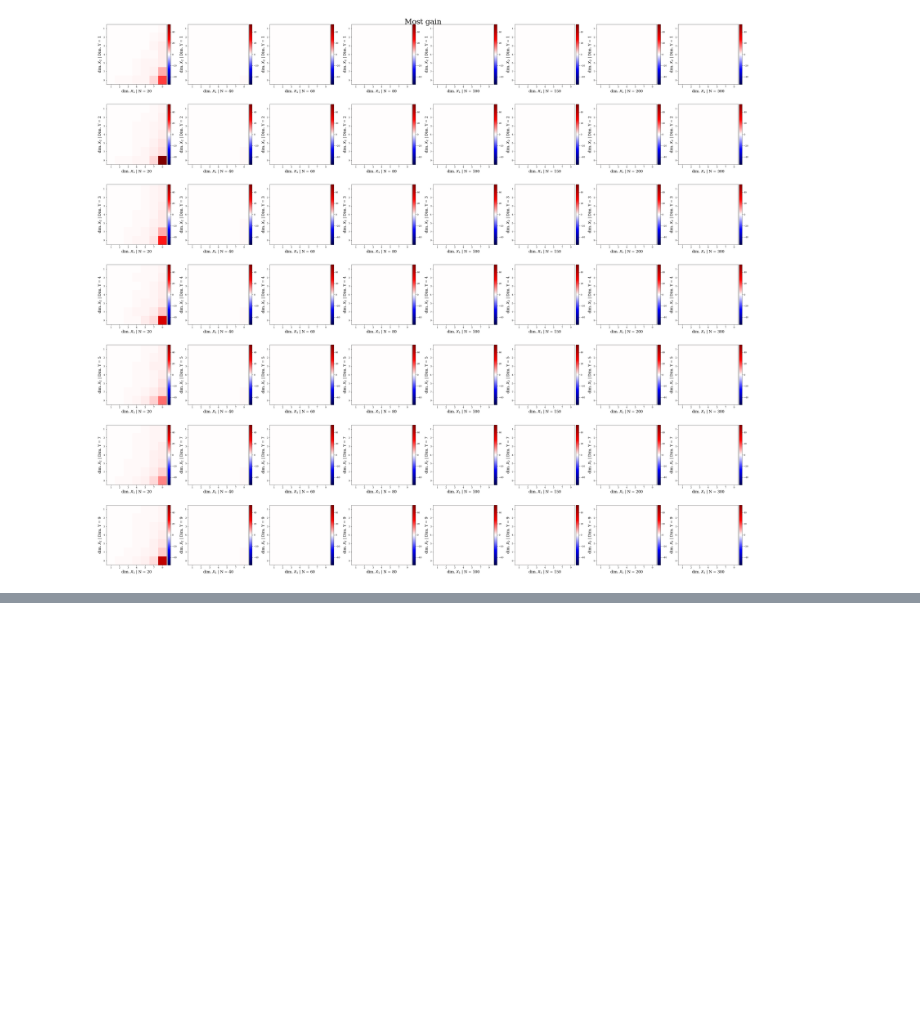
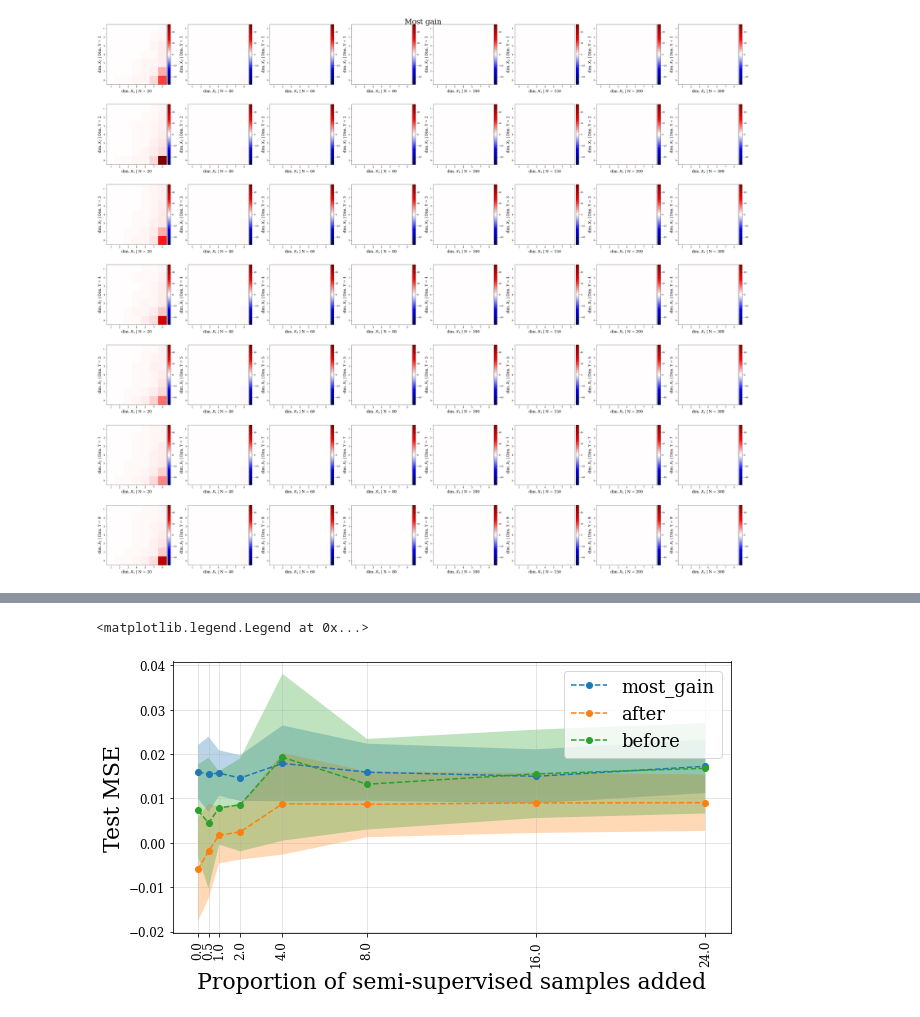
Before and after one commit to shahineb/collider-regression, a Jupyter notebook: notebooks/scores-analysis.ipynb, the cells around one changed output, grey strips where cells are left out. Saved outputs shown, nothing was run; the diff lists cells and outputs as text; code cells hidden in the pictures; blank space fills up the shorter version.

```diff
--- a/notebooks/scores-analysis.ipynb
+++ b/notebooks/scores-analysis.ipynb
@@ -307,0 +406,49 @@ np.median(scores['after'])
+# %%
+df = pd.DataFrame(scores).drop('seed', axis=1)
+df['diff_after'] = df.baseline - df.after
+df['diff_before'] = df.baseline - df.before
+df = df.drop(['after', 'before', 'baseline'], axis=1)
+df = df.groupby('semiprop').aggregate(['mean', 'std'])
+# %%
+fig, ax = plt.subplots(1, 1, figsize=(10, 5))
+
+fontsize = 22
+legendsize = 18
+
+semiprop = df.index.values
+
+most_gain_mean = df.most_gain['mean']
+most_gain_ub = most_gain_mean + df.most_gain['std']
+most_gain_lb = most_gain_mean - df.most_gain['std']
+
+after_mean = df.diff_after['mean']
+after_ub = after_mean + df.diff_after['std']
+after_lb = after_mean - df.diff_after['std']
+
+before_mean = df.diff_before['mean']
+before_ub = before_mean + df.diff_before['std']
+before_lb = before_mean - df.diff_before['std']
+
+
+ax.plot(semiprop, most_gain_mean, ls='--', marker='o', label='most_gain')
+ax.fill_between(semiprop, most_gain_lb, most_gain_ub, alpha=0.3)
+
+ax.plot(semiprop, after_mean, ls='--', marker='o', label='after')
+ax.fill_between(semiprop, after_lb, after_ub, alpha=0.3)
+
+ax.plot(semiprop, before_mean, ls='--', marker='o', label='before')
+ax.fill_between(semiprop, before_lb, before_ub, alpha=0.3)
+
+ax.set_xticks(semiprop)
+ax.set_xticklabels(semiprop, rotation=90)
+ax.tick_params(labelsize=12)
+
+ax.set_ylabel("Test MSE", fontsize=fontsize)
+ax.set_xlabel('Proportion of semi-supervised samples added', fontsize=fontsize)
+
+
+ax.grid(alpha=0.4)
+plt.legend(fontsize=legendsize)
+# %% [output]
+<matplotlib.legend.Legend at 0x...>
+[figure, added]
```
Also changed, not shown: parts of 14 cells of this notebook, 4 other files.
